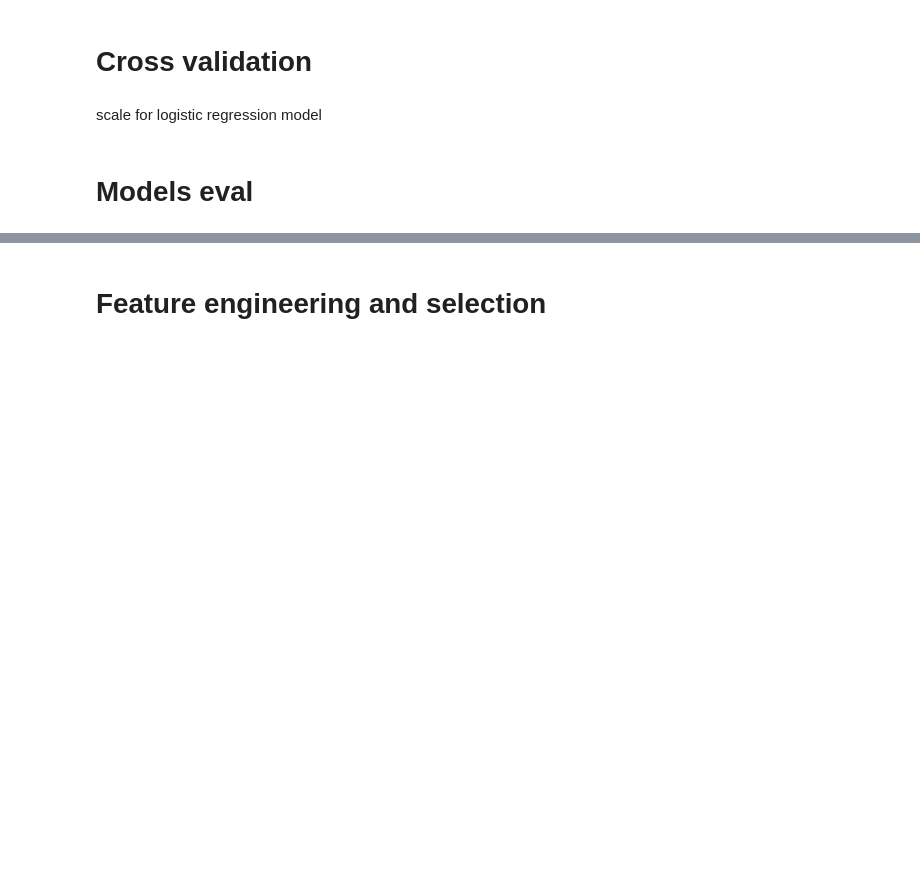
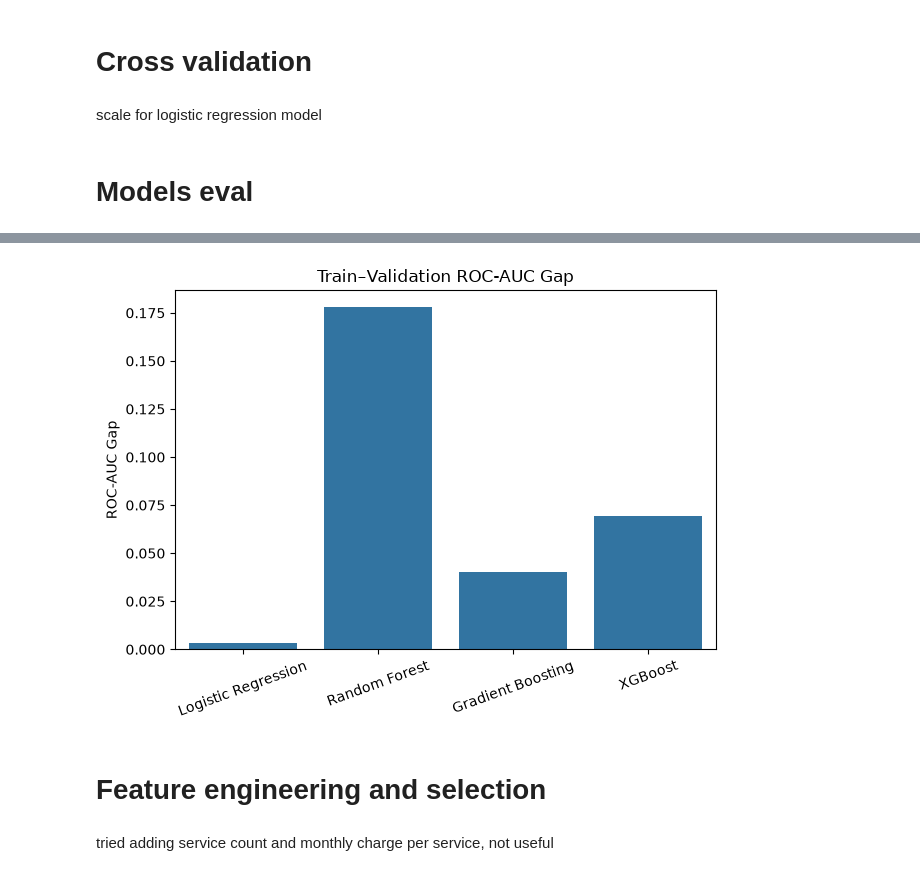
Before and after one commit to pvs-7/end-to-end-ML-Churn-with-FastAPI-MLFlow-Docker-AWS, a Jupyter notebook: notebooks/EDA.ipynb, the cells around one changed output, grey strips where cells are left out. Cells and saved outputs as stored; diff of their text form; code cells hidden in the pictures; blank space fills up the shorter version.

```diff
--- a/notebooks/EDA.ipynb
+++ b/notebooks/EDA.ipynb
@@ -542,2 +575,24 @@ summary_df
+# %%
+summary_df["roc_auc_gap"] = (
+    summary_df["train_roc_auc_mean"]
+    - summary_df["val_roc_auc_mean"]
+)
+
+sns.barplot(
+    data=summary_df,
+    x="model",
+    y="roc_auc_gap"
+)
+
+plt.title("Train–Validation ROC-AUC Gap")
+plt.xlabel("")
+plt.ylabel("ROC-AUC Gap")
+plt.xticks(rotation=20)
+plt.tight_layout()
+plt.show()
+# %% [output]
+[figure, added]
 # %% [markdown]
 # Feature engineering and selection
+# %% [markdown]
+tried adding service count and monthly charge per service, not useful
```
Also changed, not shown: parts of 28 cells of this notebook, 3 other files.
